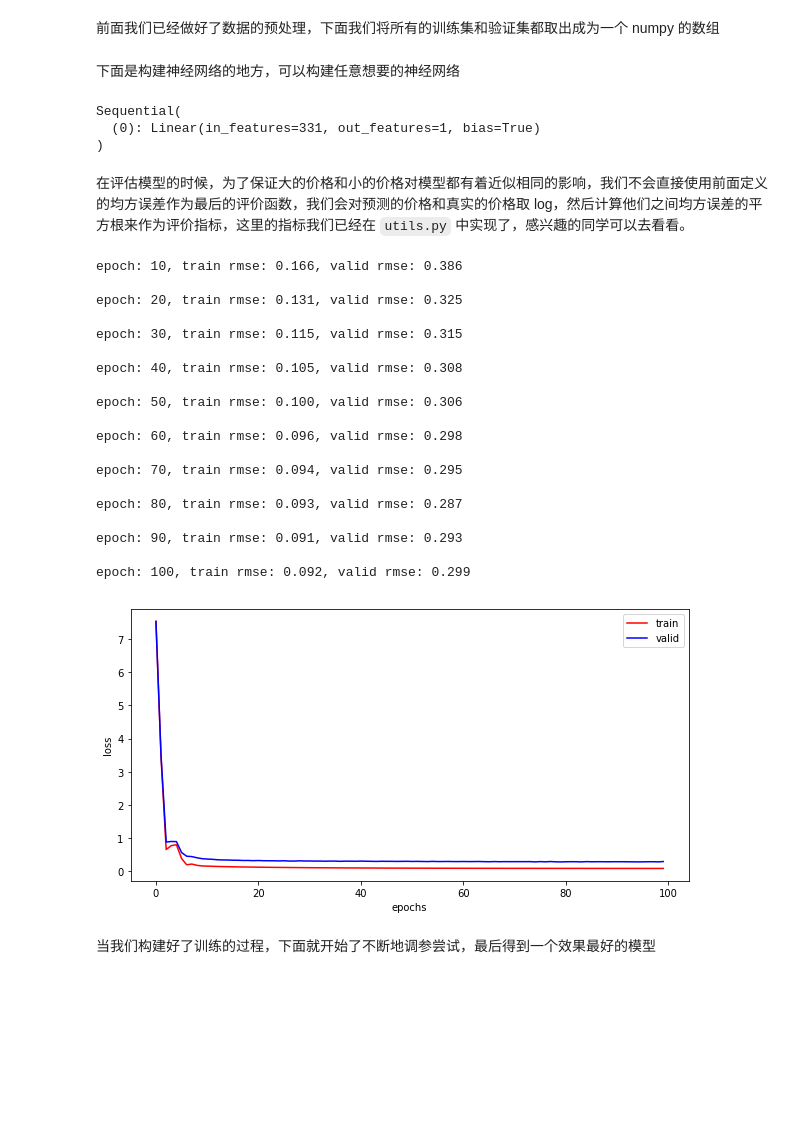
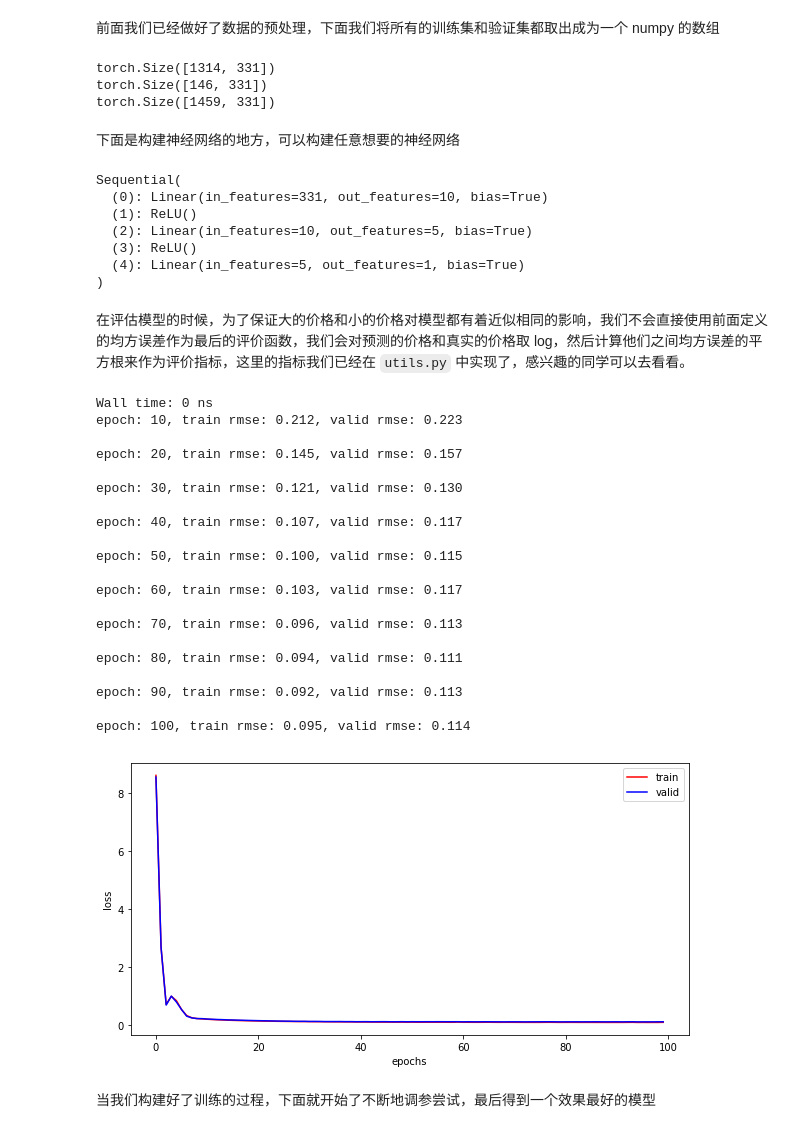
Before and after one commit to PengzhongSun/kaggle-house-price, a Jupyter notebook: predict-house-prices.ipynb, the cells around one changed output. Saved outputs shown, nothing was run; the diff lists cells and outputs as text; code cells hidden in the pictures; blank space fills up the shorter version.

Commit message:
Using a four layer Linear Network with ReLU.

```diff
--- a/predict-house-prices.ipynb
+++ b/predict-house-prices.ipynb
@@ -97,12 +115,24 @@ train_valid_labels = torch.from_numpy(train_valid_labels)
 # %%
 test_features = all_features[train.shape[0]:].values.astype(np.float32)
 test_features = torch.from_numpy(test_features)
+
+print(train_features.shape)
+print(valid_features.shape)
+print(test_features.shape)
+# %% [output]
+torch.Size([1314, 331])
+torch.Size([146, 331])
+torch.Size([1459, 331])
 # %% [markdown]
 下面是构建神经网络的地方，可以构建任意想要的神经网络
 # %%
 def get_model():
     net = nn.Sequential(
-        nn.Linear(feat_dim, 1)
+        nn.Linear(feat_dim, 10),
+        nn.ReLU(),
+        nn.Linear(10,5),
+        nn.ReLU(),
+        nn.Linear(5,1)
     )
     return net
 
@@ -110,7 +140,11 @@ net = get_model()
 print(net)
 # %% [output]
 Sequential(
-  (0): Linear(in_features=331, out_features=1, bias=True)
+  (0): Linear(in_features=331, out_features=10, bias=True)
+  (1): ReLU()
+  (2): Linear(in_features=10, out_features=5, bias=True)
+  (3): ReLU()
+  (4): Linear(in_features=5, out_features=1, bias=True)
 )
 # %% [markdown]
 在评估模型的时候，为了保证大的价格和小的价格对模型都有着近似相同的影响，我们不会直接使用前面定义的均方误差作为最后的评价函数，我们会对预测的价格和真实的价格取 log，然后计算他们之间均方误差的平方根来作为评价指标，这里的指标我们已经在 `utils.py` 中实现了，感兴趣的同学可以去看看。
@@ -119,35 +153,37 @@ from utils import train_model, pred
 # %%
 # 可以调整的超参
 batch_size = 128
 epochs = 100
 lr = 0.01
 wd = 0
-use_gpu = False
+use_gpu = True
 
 net = get_model()
+%time
 train_model(net, train_features, train_labels, valid_features, valid_labels, epochs,
             batch_size, lr, wd, use_gpu)
 # %% [output]
-epoch: 10, train rmse: 0.166, valid rmse: 0.386
+Wall time: 0 ns
+epoch: 10, train rmse: 0.212, valid rmse: 0.223
 
-epoch: 20, train rmse: 0.131, valid rmse: 0.325
+epoch: 20, train rmse: 0.145, valid rmse: 0.157
 
-epoch: 30, train rmse: 0.115, valid rmse: 0.315
+epoch: 30, train rmse: 0.121, valid rmse: 0.130
 
-epoch: 40, train rmse: 0.105, valid rmse: 0.308
+epoch: 40, train rmse: 0.107, valid rmse: 0.117
 
-epoch: 50, train rmse: 0.100, valid rmse: 0.306
+epoch: 50, train rmse: 0.100, valid rmse: 0.115
 
-epoch: 60, train rmse: 0.096, valid rmse: 0.298
+epoch: 60, train rmse: 0.103, valid rmse: 0.117
 
-epoch: 70, train rmse: 0.094, valid rmse: 0.295
+epoch: 70, train rmse: 0.096, valid rmse: 0.113
 
-epoch: 80, train rmse: 0.093, valid rmse: 0.287
+epoch: 80, train rmse: 0.094, valid rmse: 0.111
 
-epoch: 90, train rmse: 0.091, valid rmse: 0.293
+epoch: 90, train rmse: 0.092, valid rmse: 0.113
 
-epoch: 100, train rmse: 0.092, valid rmse: 0.299
+epoch: 100, train rmse: 0.095, valid rmse: 0.114
-[figure, old version]
+[figure, new version]
 # %% [markdown]
 当我们构建好了训练的过程，下面就开始了不断地调参尝试，最后得到一个效果最好的模型
 # %%
```
Also changed, not shown: parts of 7 cells of this notebook, 2 other files.
